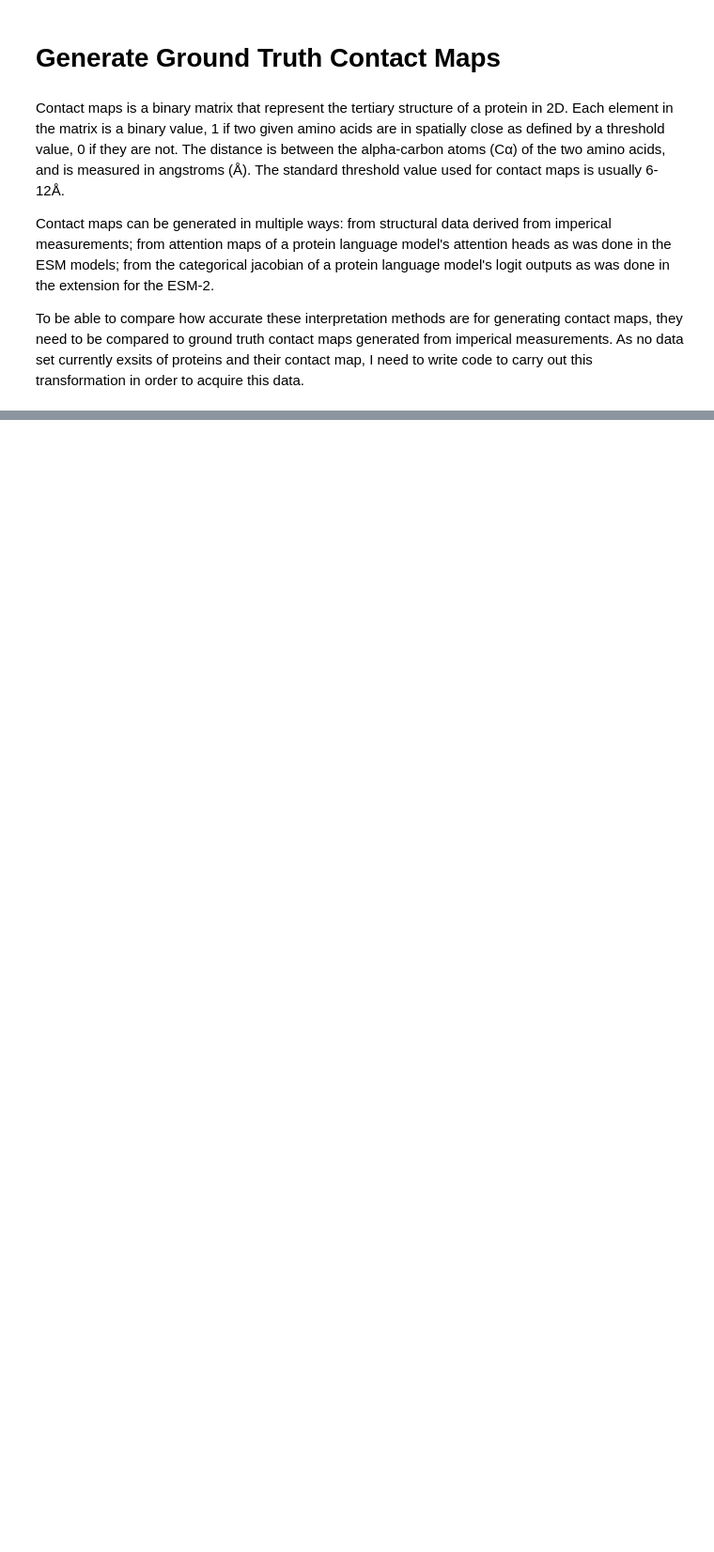
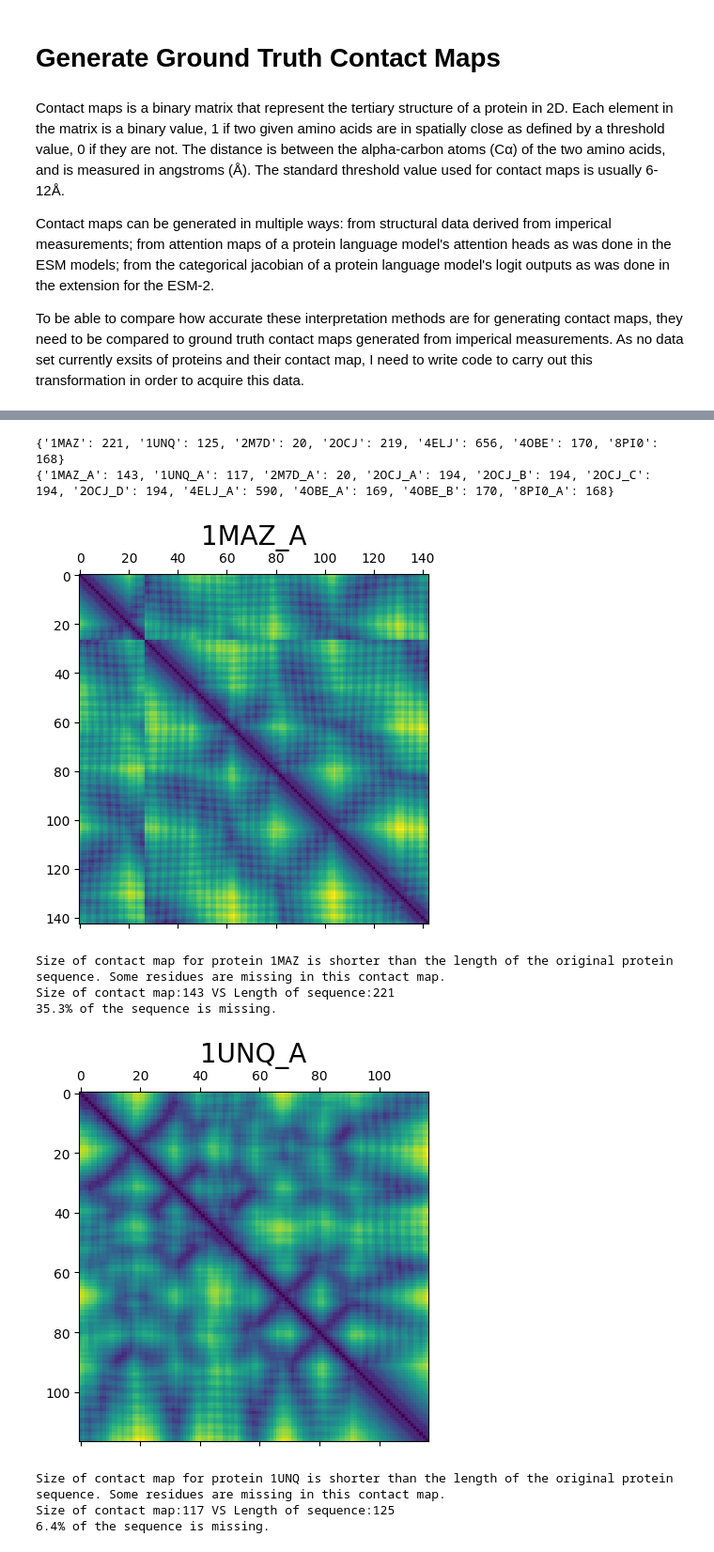
Before and after one commit to aubreyagub/esm2_for_fmdv, a Jupyter notebook: ground-truth-contact-maps.ipynb, the cells around one changed output, grey strips where cells are left out. Shown at 94% size. Saved outputs shown, nothing was run; the diff lists cells and outputs as text; code cells hidden in the pictures; blank space fills up the shorter version.

```diff
--- a/ground-truth-contact-maps.ipynb
+++ b/ground-truth-contact-maps.ipynb
@@ -13,33 +18,37 @@ import matplotlib.pyplot as plt
 import seaborn as sns
 %run utils.ipynb
 # %%
-# 1. Get location of each alpha-carbon atom at each amino acid residue
-def get_ca_atoms(model):
-    residues = model.get_residues()
+# Get location of each alpha-carbon atom at each amino acid residue
+def get_ca_atoms(protein):
+    residues = protein.get_residues()
     ca_atoms = np.array([residue['CA'].coord for residue in residues if 'CA' in residue])
     return ca_atoms
 
-# 2. Get the distance between the alpha-carbon atoms of each possible pair of amino acid
+# Get the distance between the alpha-carbon atoms of each possible pair of amino acid
 def get_distances(ca_atoms):
     # calculate euclidean distance between every possible Cα pairing
     distances = np.linalg.norm(ca_atoms[:, np.newaxis, :] - ca_atoms[np.newaxis, :, :], axis=-1)
     return distances
 
-# 3. Apply the threshold distance value to generate a binary contact map
+# UNUSED - Apply the threshold distance value to generate a binary contact map
 def get_contact_map(distances,cutoff_distance=8):
         contact_map = distances < cutoff_distance
         return contact_map
 
-def get_all_contact_maps(models):
+# Generate one contact map for each protein (by model or by residue)
+def get_contact_maps_per_protein(proteins):
     contact_maps = {}
-    for protein,model in models.items():
-        ca_atoms = get_ca_atoms(model)
-        distances = get_distances(ca_atoms)
-        contact_map = get_contact_map(distances)
+    for protein,model in proteins.items():
+        distances =  get_distances(get_ca_atoms(model))
         contact_maps[protein] = distances
     return contact_maps
+
+# Generate one contact map for each protein's chain
+def get_contact_maps_per_chain(proteins):
+    contact_maps = {}
+    for protein,chains in proteins.items():
+        for chain in chains:
+            protein_chain = f"{protein}_{chain.id}"
+            distances =  get_distances(get_ca_atoms(chain))
+            contact_maps[protein_chain] = distances
+    return contact_maps
-# %%
-# parse protein structure data
-models = process_pdb_files("protein_structures")
-# generate contact maps from structure data
-contact_maps = get_all_contact_maps(models)
@@ -64,0 +149,19 @@ for  protein_name,contact_map in contact_maps.items():
+# %%
+#Option 2: parse using residues
+models = process_pdb_files("protein_structures")
+# generate contact maps from structure data
+contact_maps = get_contact_maps_per_chain(models)
+# visualise and analyse
+sequence_lengths,ca_atoms_lengths = set_up(contact_maps)
+analyse_and_display_all_contact_maps(contact_maps,sequence_lengths,ca_atoms_lengths)
+# %% [output]
+{'1MAZ': 221, '1UNQ': 125, '2M7D': 20, '2OCJ': 219, '4ELJ': 656, '4OBE': 170, '8PI0': 168}
+{'1MAZ_A': 143, '1UNQ_A': 117, '2M7D_A': 20, '2OCJ_A': 194, '2OCJ_B': 194, '2OCJ_C': 194, '2OCJ_D': 194, '4ELJ_A': 590, '4OBE_A': 169, '4OBE_B': 170, '8PI0_A': 168}
+[figure, added]
+Size of contact map for protein 1MAZ is shorter than the length of the original protein sequence. Some residues are missing in this contact map.
+Size of contact map:143 VS Length of sequence:221
+35.3% of the sequence is missing.
+[figure, added]
+Size of contact map for protein 1UNQ is shorter than the length of the original protein sequence. Some residues are missing in this contact map.
+Size of contact map:117 VS Length of sequence:125
+6.4% of the sequence is missing.
```
Also changed, not shown: parts of 7 cells of this notebook, 6 other files.
